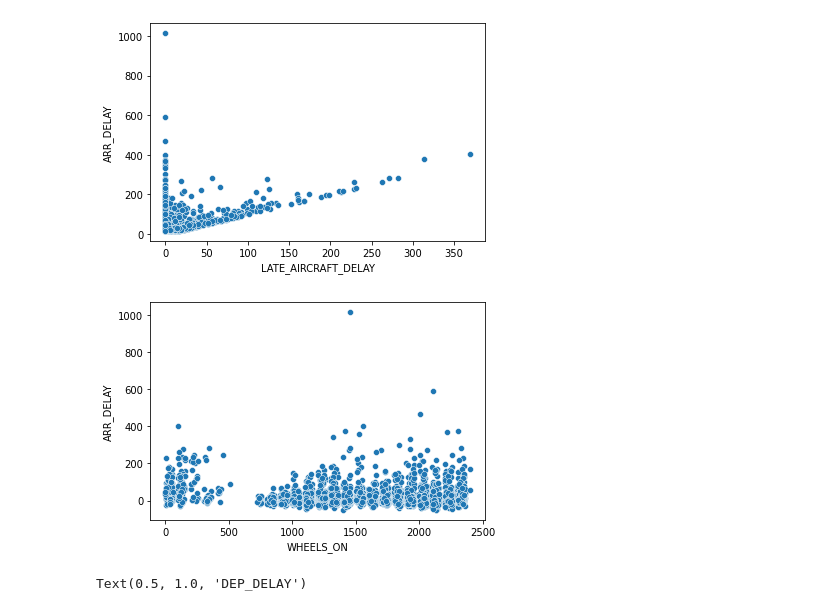
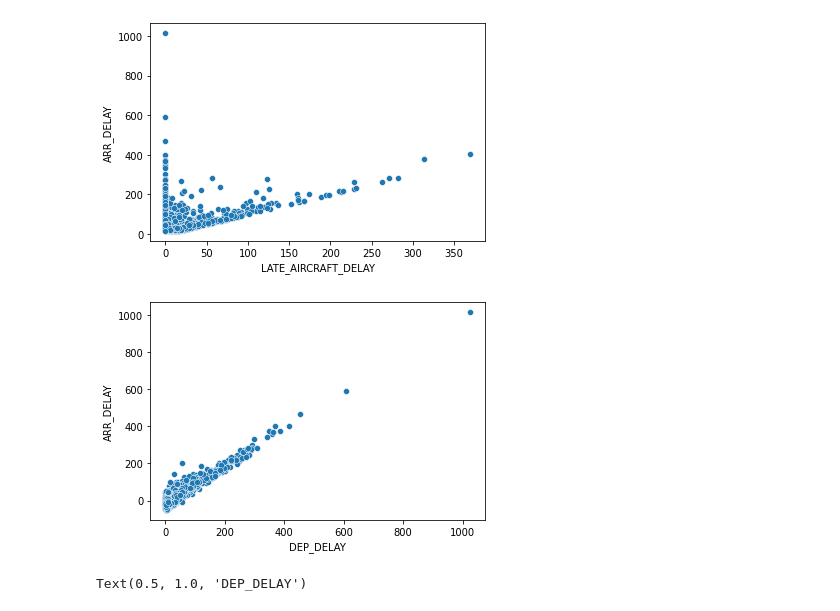
Before and after one commit to noahruiz416/Airport_On_Time_Arrivals, a Jupyter notebook: EDA_Airport_Arrivals.ipynb, the cells around one changed output. Saved outputs shown, nothing was run; the diff lists cells and outputs as text; code cells hidden in the pictures.

```diff
--- a/EDA_Airport_Arrivals.ipynb
+++ b/EDA_Airport_Arrivals.ipynb
@@ -118,9 +118,9 @@ create_scatter("LATE_AIRCRAFT_DELAY", "ARR_DELAY", df)
 # %% [output]
 [figure]
 # %%
-create_scatter("WHEELS_ON", "ARR_DELAY", df)
+create_scatter("DEP_DELAY", "ARR_DELAY", df)
 # %% [output]
-[figure, old version]
+[figure, new version]
 # %%
 #this block of code creates a large summation of the plots created above
 figure, axes = plt.subplots(2, 3, sharex=True, figsize=(10,5))
```
Also changed, not shown: parts of 7 cells of this notebook.
